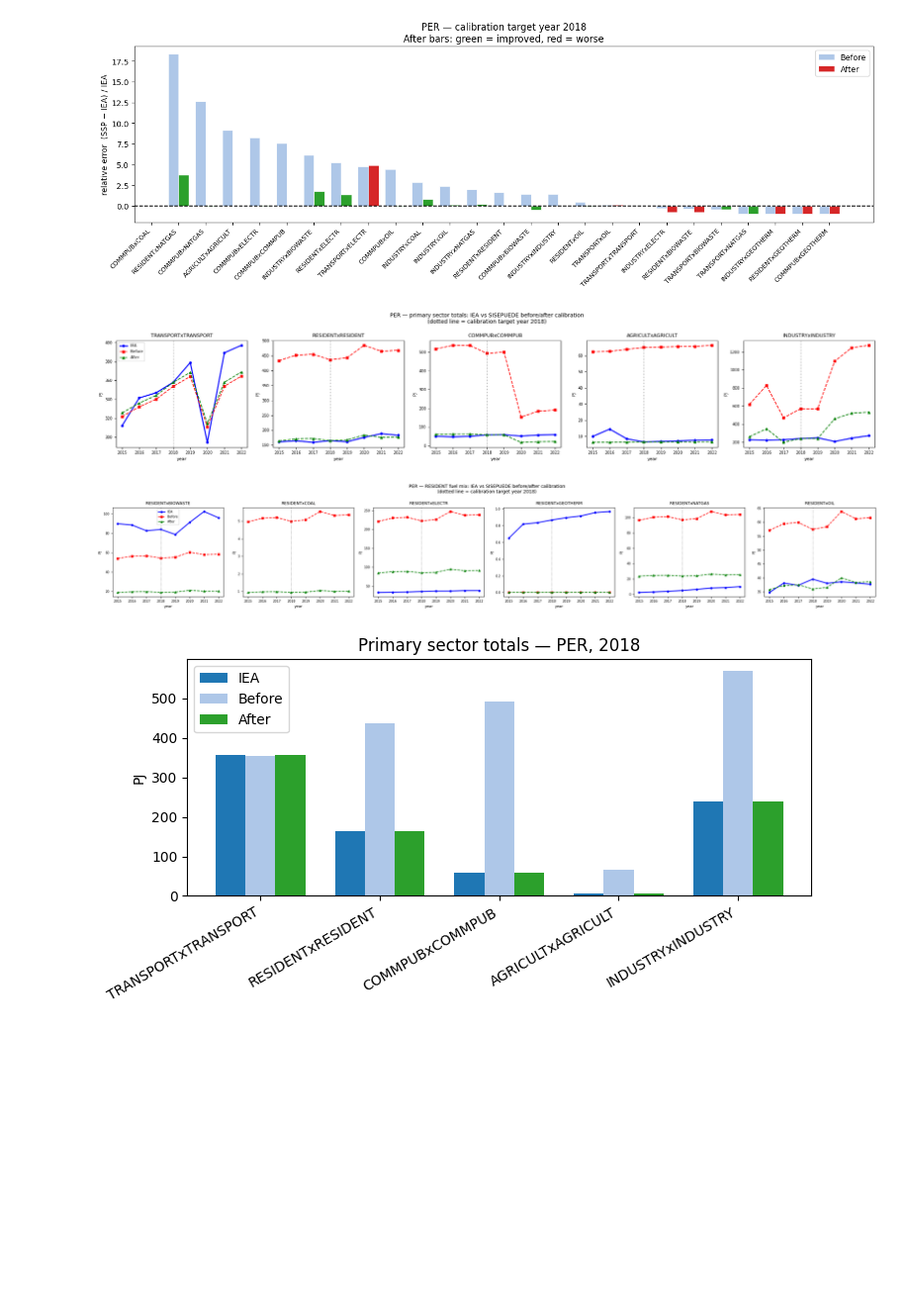
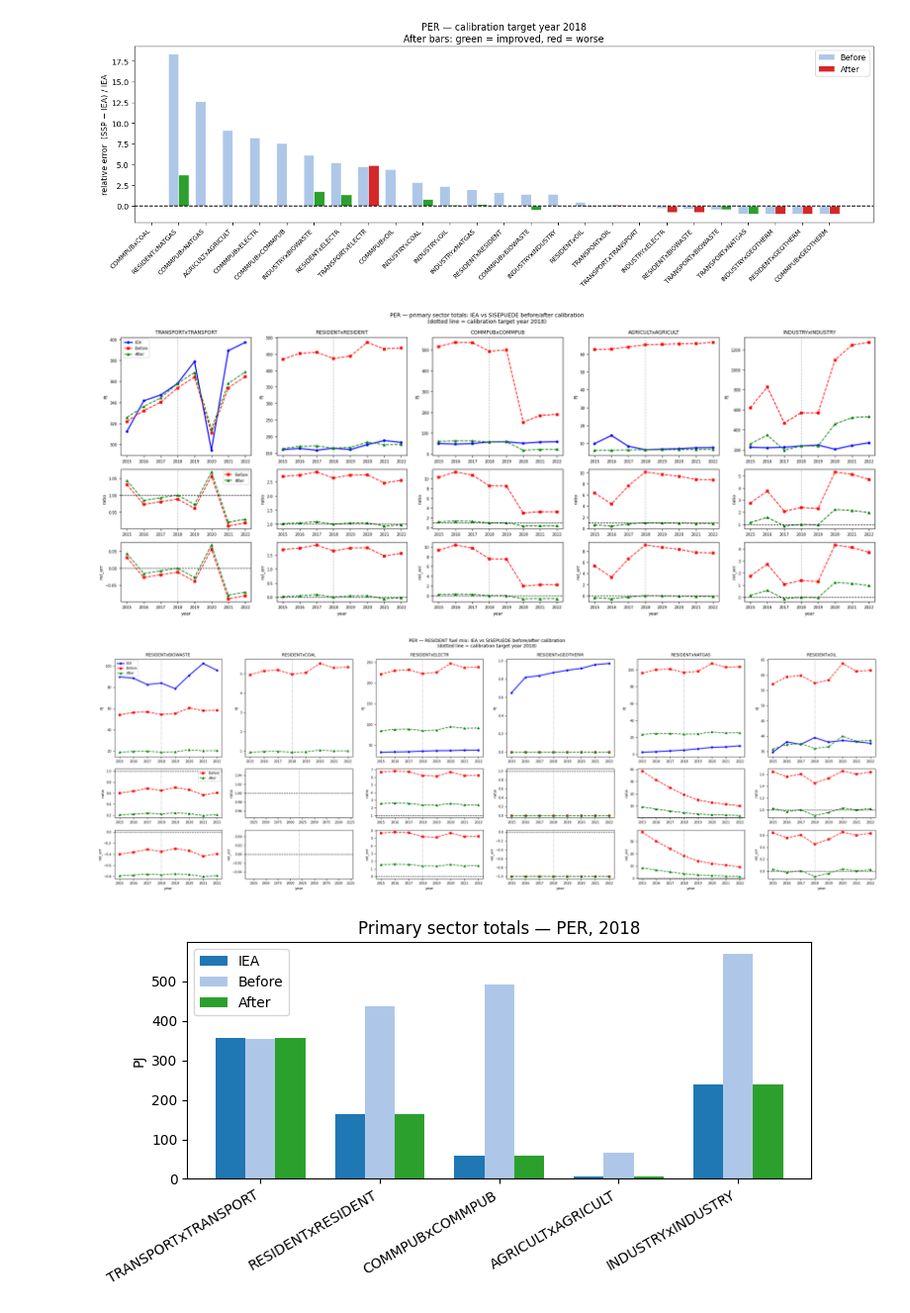
Before and after one commit to dpmendez/sisepuede, a Jupyter notebook: sisepuede/calibration/energy_calibration.ipynb, the cells around one changed output. Shown at 99% size. Cells and saved outputs as stored; diff of their text form; code cells hidden in the pictures; blank space fills up the shorter version.

Commit message:
Use plotting functions and in nb edits.

```diff
--- a/sisepuede/calibration/energy_calibration.ipynb
+++ b/sisepuede/calibration/energy_calibration.ipynb
@@ -47,7 +47,7 @@ PATH_OUTPUT_DIR      = "/Users/dianamendez/sisepuede-data"
 
 ISO_COUNTRY          = "PER"
 START_YEAR           = 2015   # first year of the comparison window
-TRUE_DATA_LIMIT_YEAR = 2022   # last year of actual IEA data (rows beyond are projections)
+IEA_YEAR_LIMIT       = 2022   # last year of actual IEA data (rows beyond are projections)
 YEAR_TARGET          = 2018   # reference year to calibrate to
 N_ITER               = 2      # calibration iterations
 N_OPT                = 3      # calibration option: 0 = Phase 1 + Phase 2, 1 = Phase 1 only, 2 = Phase 2 only
@@ -79,7 +79,7 @@ col = df_input.pop("year")
 df_input.insert(0, "year", col)
 
 # Restrict to rows with actual observed data
-df_input = df_input.loc[df_input["year"] <= TRUE_DATA_LIMIT_YEAR].reset_index(drop=True)
+df_input = df_input.loc[df_input["year"] <= IEA_YEAR_LIMIT].reset_index(drop=True)
 print(f"Input shape: {df_input.shape}  |  years: {df_input['year'].min()}–{df_input['year'].max()}")
 # %% [output]
 Input shape: (8, 2420)  |  years: 2015–2022
@@ -196,7 +196,7 @@ df_ssp_baseline = xw.aggregate_sisepuede(df_out_baseline, col_year="year")
 # Join with IEA data
 df_comp_baseline = xw.build_comparison(
     df_ssp_baseline, df_iea_raw,
-    year_min=START_YEAR, year_max=TRUE_DATA_LIMIT_YEAR,
+    year_min=START_YEAR, year_max=IEA_YEAR_LIMIT,
 )
 
 print(f"Comparison table: {df_comp_baseline.shape[0]} rows, "
@@ -585,7 +585,7 @@ print("done")
 df_ssp_calibrated = xw.aggregate_sisepuede(df_out_calibrated, col_year="year")
 df_comp_calibrated = xw.build_comparison(
     df_ssp_calibrated, df_iea_raw,
-    year_min=START_YEAR, year_max=TRUE_DATA_LIMIT_YEAR,
+    year_min=START_YEAR, year_max=IEA_YEAR_LIMIT,
 )
 # %% [output]
 Running model on calibrated inputs... done
@@ -660,27 +678,28 @@ plot_before_after_discrepancy_bar(
 # %%
 from sisepuede.calibration._plotting import plot_before_after_time_series
 
 # Primary sector totals (Phase 1 targets)
 plot_before_after_time_series(
     df_comp_baseline,
     df_comp_calibrated,
     year_target=YEAR_TARGET,
     mode="primary",
     country=ISO_COUNTRY,
 )
 
 # All fuels within a specific sector (Phase 2 targets)
 plot_before_after_time_series(
     df_comp_baseline,
     df_comp_calibrated,
     year_target=YEAR_TARGET,
     mode="fuel_mix",
     sector="RESIDENT",
     country=ISO_COUNTRY,
+    with_diagnostics=True,
 )
 # %% [output]
-[figure, old version]
+[figure, new version]
-[figure, old version]
+[figure, new version]
 # %%
 from sisepuede.calibration._plotting import plot_before_after_bar
 
```
Also changed, not shown: parts of 4 cells of this notebook, 1 other file.
